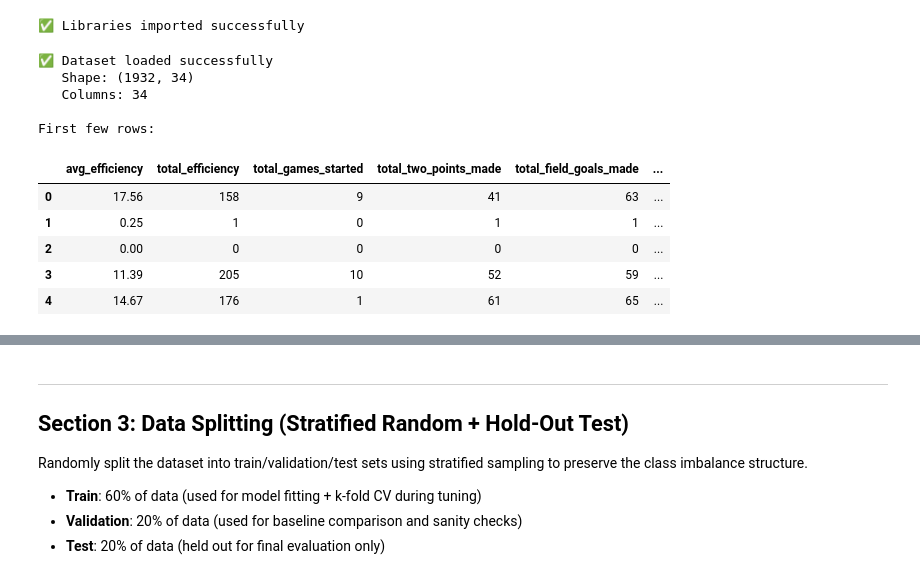
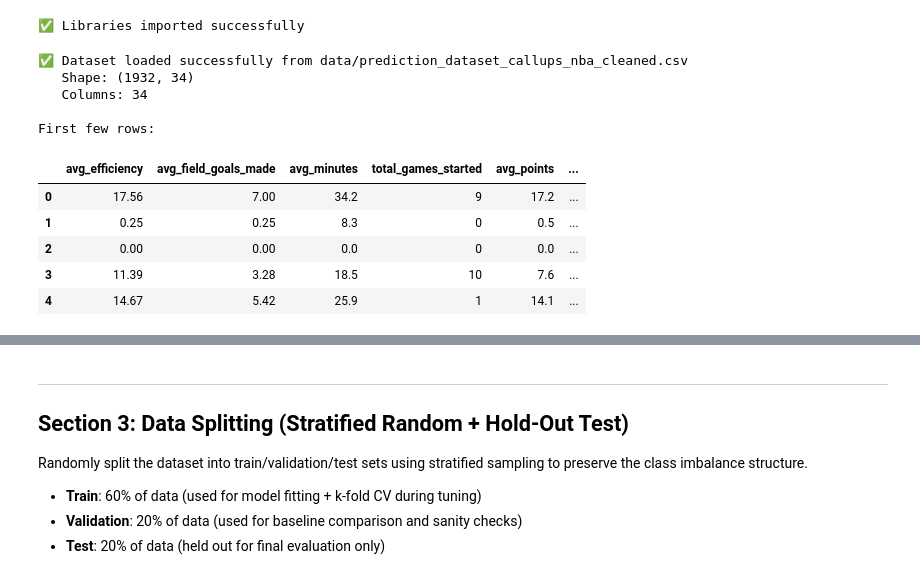
Before and after one commit to anirudh9280/Next-Up, a Jupyter notebook: analysis.ipynb, the cells around one changed output, grey strips where cells are left out. Drawn from its saved outputs; the diff is of its cells as text; code cells hidden in the pictures.

```diff
--- a/analysis.ipynb
+++ b/analysis.ipynb
@@ -296,23 +297,24 @@ print("✅ Libraries imported successfully")
 # %% [output]
 ✅ Libraries imported successfully
 # %%
-# Load cleaned dataset
-df = pd.read_csv('data/prediction_dataset_cleaned.csv')
+# Load cleaned dataset (NBA.com call-up aggregation)
+dataset_path = 'data/prediction_dataset_callups_nba_cleaned.csv'
+df = pd.read_csv(dataset_path)
 
-print(f"✅ Dataset loaded successfully")
+print(f"✅ Dataset loaded successfully from {dataset_path}")
 print(f"   Shape: {df.shape}")
 print(f"   Columns: {len(df.columns)}")
 print(f"\nFirst few rows:")
 df.head()
 # %% [output]
-✅ Dataset loaded successfully
+✅ Dataset loaded successfully from data/prediction_dataset_callups_nba_cleaned.csv
    Shape: (1932, 34)
    Columns: 34
 
 First few rows:
-|  | avg_efficiency | total_efficiency | total_games_started | total_two_points_made | total_field_goals_made | ... |
-| 0 | 17.56 | 158 | 9 | 41 | 63 | ... |
-| 1 | 0.25 | 1 | 0 | 1 | 1 | ... |
-| 2 | 0.00 | 0 | 0 | 0 | 0 | ... |
-| 3 | 11.39 | 205 | 10 | 52 | 59 | ... |
-| 4 | 14.67 | 176 | 1 | 61 | 65 | ... |
+|  | avg_efficiency | avg_field_goals_made | avg_minutes | total_games_started | avg_points | ... |
+| 0 | 17.56 | 7.00 | 34.2 | 9 | 17.2 | ... |
+| 1 | 0.25 | 0.25 | 8.3 | 0 | 0.5 | ... |
+| 2 | 0.00 | 0.00 | 0.0 | 0 | 0.0 | ... |
+| 3 | 11.39 | 3.28 | 18.5 | 10 | 7.6 | ... |
+| 4 | 14.67 | 5.42 | 25.9 | 1 | 14.1 | ... |
```
Also changed, not shown: parts of 11 cells of this notebook, 24 other files.
